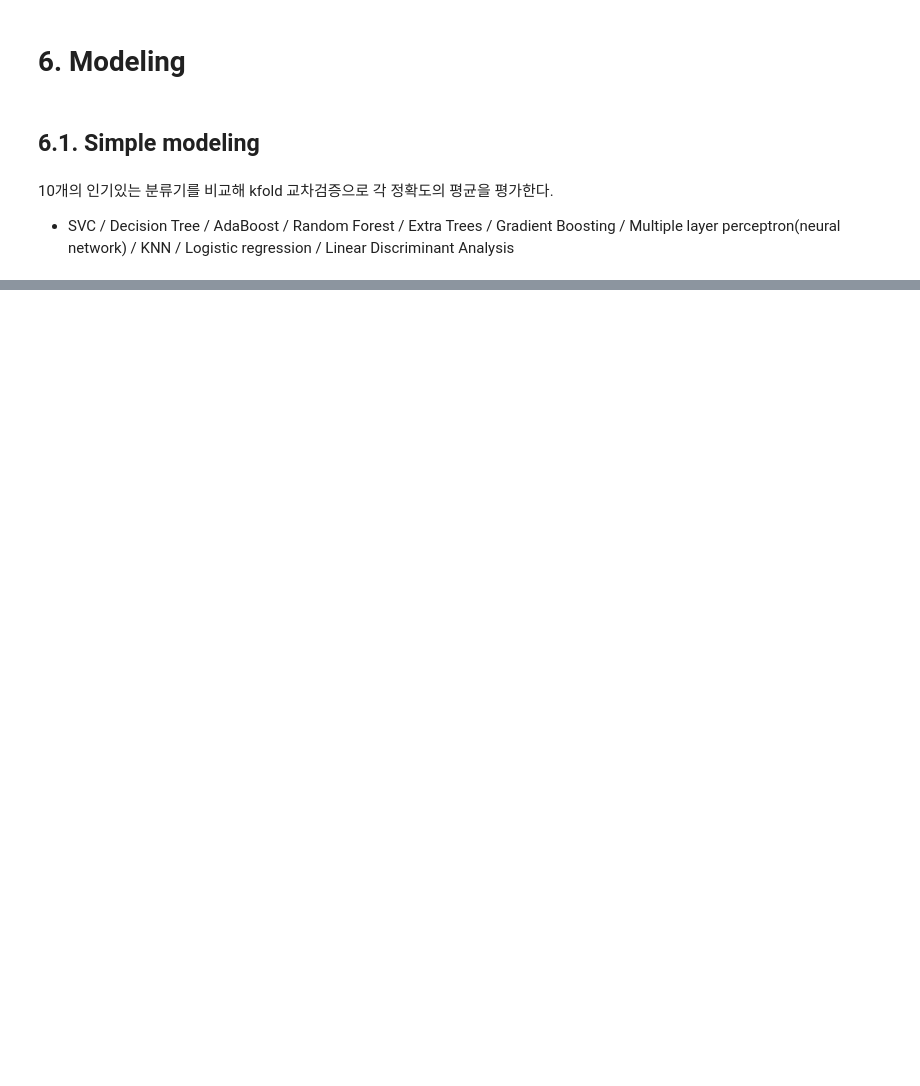
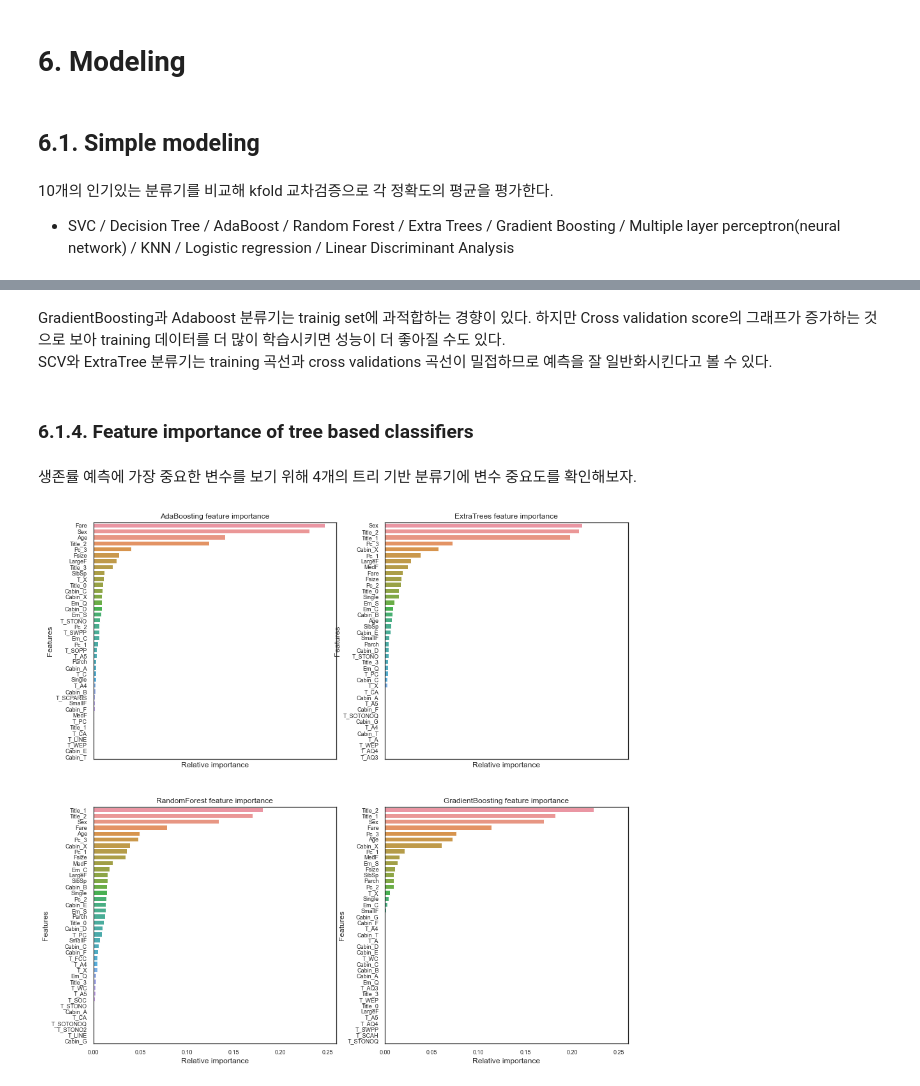
Before and after one commit to Haebuk/kagglestudy, a Jupyter notebook: Titanic competition/titanic_3_sion.ipynb, the cells around one changed output, grey strips where cells are left out. Drawn from its saved outputs; the diff is of its cells as text; code cells hidden in the pictures; blank space fills up the shorter version.

```diff
--- a/Titanic competition/titanic_3_sion.ipynb
+++ b/Titanic competition/titanic_3_sion.ipynb
@@ -1679,0 +1733,29 @@ UnicodeEncodeError: 'ascii' codec can't encode characters in position 18-20: ord
+# %% [markdown]
+GradientBoosting과 Adaboost 분류기는 trainig set에 과적합하는 경향이 있다. 하지만 Cross validation score의 그래프가 증가하는 것으로 보아 training 데이터를 더 많이 학습시키면 성능이 더 좋아질 수도 있다. <br>
+SCV와 ExtraTree 분류기는 training 곡선과 cross validations 곡선이 밀접하므로 예측을 잘 일반화시킨다고 볼 수 있다.
+# %% [markdown]
+### 6.1.4. Feature importance of tree based classifiers
+# %% [markdown]
+생존률 예측에 가장 중요한 변수를 보기 위해 4개의 트리 기반 분류기에 변수 중요도를 확인해보자.
+# %%
+nrows = ncols = 2
+fig,axes = plt.subplots(nrows=nrows,ncols=ncols,sharex='all',figsize=(15,15))
+
+names_classifiers = [('AdaBoosting',ada_best),('ExtraTrees',ExtC_best),('RandomForest',RFC_best),('GradientBoosting',GBC_best)]
+
+nclassifier = 0
+for row in range(nrows):
+    for col in range(ncols):
+        name = names_classifiers[nclassifier][0]
+        classifier = names_classifiers[nclassifier][1]
+        indices = np.argsort(classifier.feature_importances_)[::-1][:40]
+        g = sns.barplot(y=X_train.columns[indices][:40],
+                       x=classifier.feature_importances_[indices][:40],
+                       orient='h',ax=axes[row][col])
+        g.set_xlabel('Relative importance',fontsize=12)
+        g.set_ylabel('Features',fontsize=12)
+        g.tick_params(labelsize=9)
+        g.set_title(name+' feature importance')
+        nclassifier += 1
+# %% [output]
+[figure, added]
```
Also changed, not shown: parts of 37 cells of this notebook.
